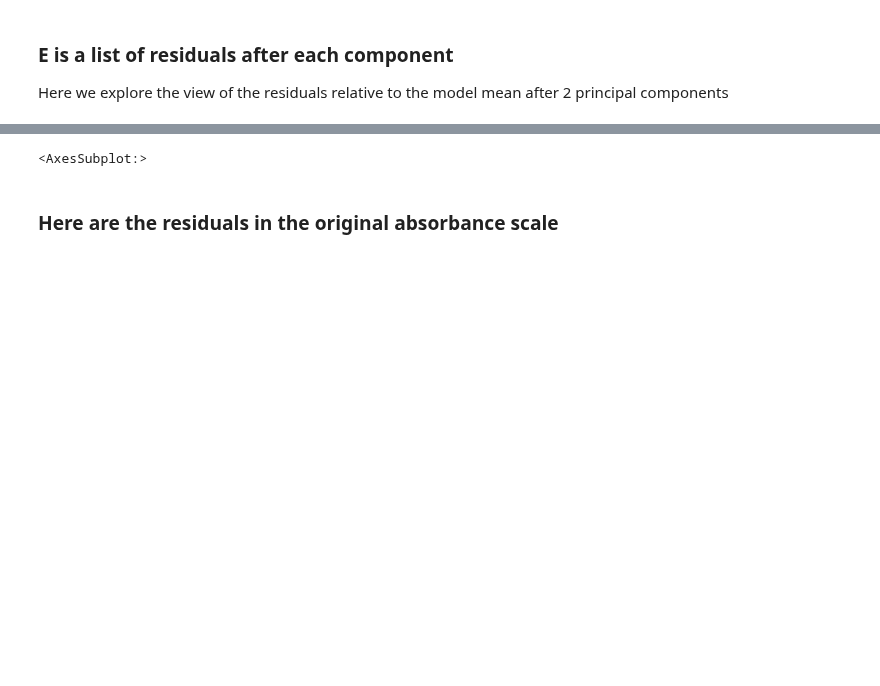
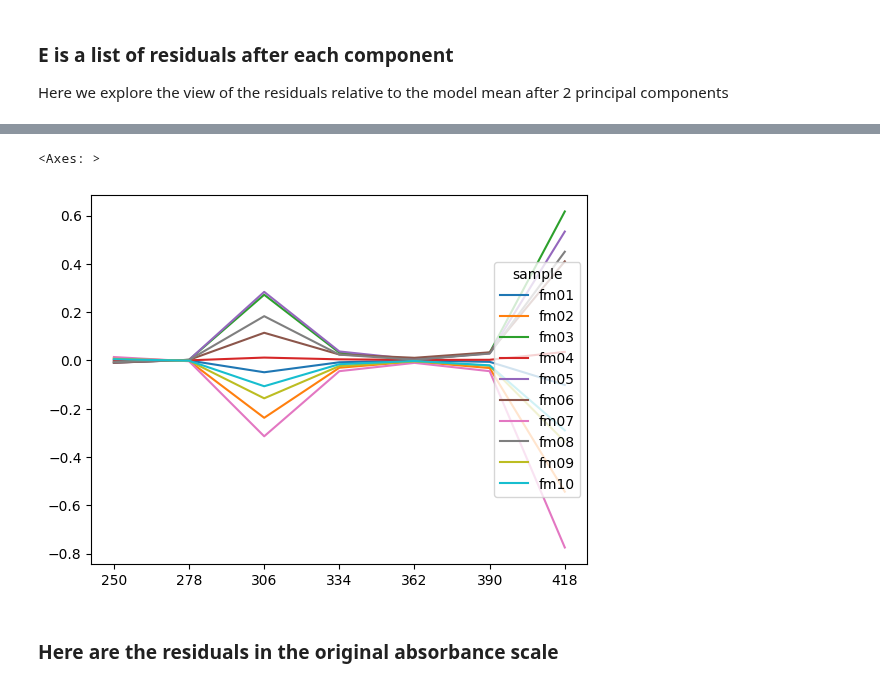
Before and after one commit to AstraZeneca/MVDA_exploration_tools, a Jupyter notebook: PCA_and_PLS_by_pandas_12.ipynb, the cells around one changed output, grey strips where cells are left out. Saved outputs shown, nothing was run; the diff lists cells and outputs as text; code cells hidden in the pictures; blank space fills up the shorter version.

```diff
--- a/PCA_and_PLS_by_pandas_12.ipynb
+++ b/PCA_and_PLS_by_pandas_12.ipynb
@@ -314,5 +306,5 @@ type(E), type(E[3]), E[3].shape, data.mean().shape
 Here we explore the view of the residuals relative to the model mean after 2 principal components
 # %%
 E2_relative = E[2]/data.mean()
-E2_relative.T.plot()
+E2_relative.transpose().plot()
 # %% [output]
@@ -321,4 +311,5 @@ E2_relative.T.plot()
-<AxesSubplot:>
+<Axes: >
+[figure, added]
 # %% [markdown]
 ### Here are the residuals in the original absorbance scale
 # %%
```
Also changed, not shown: parts of 23 cells of this notebook, 7 other files.
